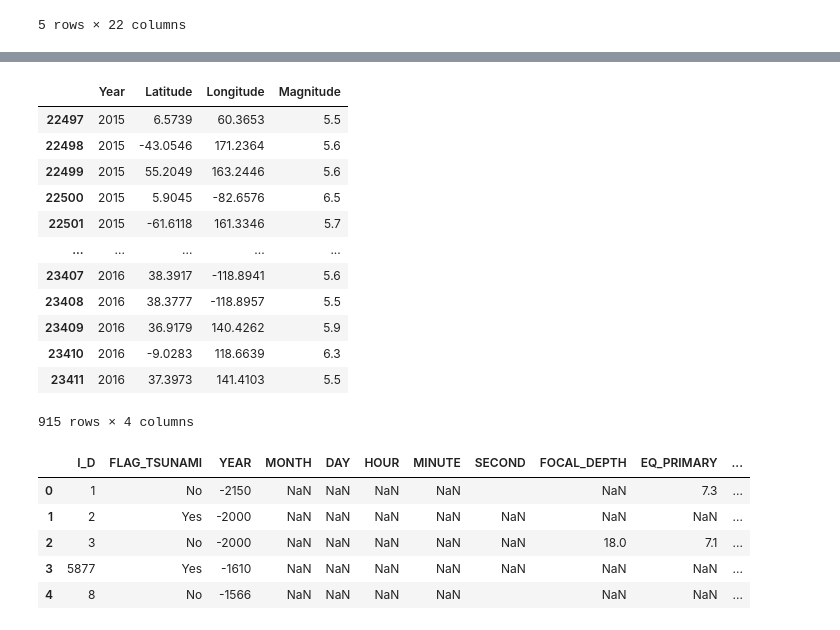
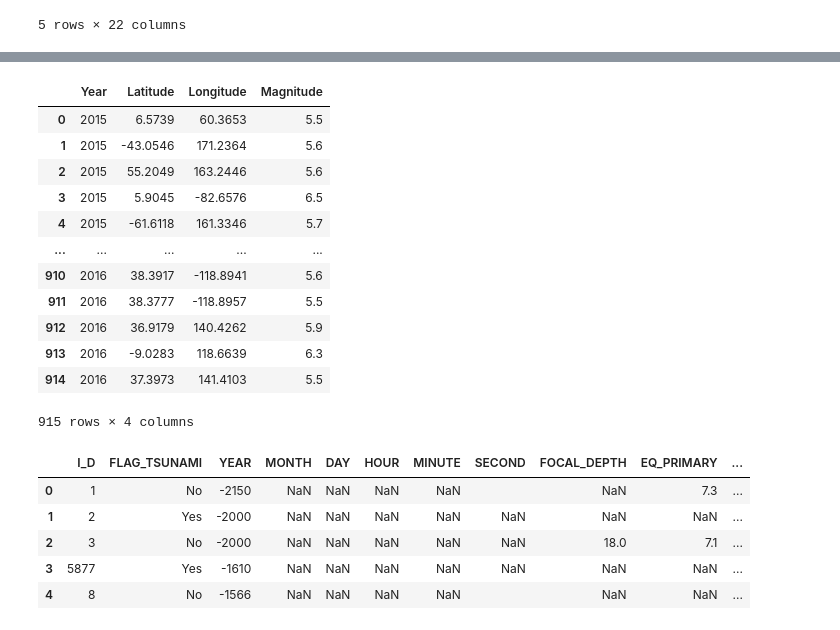
Before and after one commit to macadyls/Natural-Disaster-Support-ETL, a Jupyter notebook: data_cleaning.ipynb, the cells around one changed output, grey strips where cells are left out. Drawn from its saved outputs; the diff is of its cells as text; code cells hidden in the pictures.

```diff
--- a/data_cleaning.ipynb
+++ b/data_cleaning.ipynb
@@ -45,3 +45,6 @@ cleaned_earthquake_df = earthquake_data.loc[:, ["Year",
                                                 "Latitude",
                                                 "Longitude",
                                                 "Magnitude"]]
+# %%
+cleaned_earthquake_df.reset_index(drop = True, inplace = True)
+cleaned_earthquake_df
@@ -48,19 +65,21 @@ cleaned_earthquake_df = earthquake_data.loc[:, ["Year",
 # %%
 cleaned_earthquake_df = cleaned_earthquake_df.loc[(cleaned_earthquake_df)["Year"] >= 2015]
+cleaned_earthquake_df.reset_index(drop = True, inplace = True)
+cleaned_earthquake_df.to_csv("Resources/cleaned_earthquake_database.csv")
 cleaned_earthquake_df
 # %% [output]
 |  | Year | Latitude | Longitude | Magnitude |
-| 22497 | 2015 | 6.5739 | 60.3653 | 5.5 |
-| 22498 | 2015 | -43.0546 | 171.2364 | 5.6 |
-| 22499 | 2015 | 55.2049 | 163.2446 | 5.6 |
-| 22500 | 2015 | 5.9045 | -82.6576 | 6.5 |
-| 22501 | 2015 | -61.6118 | 161.3346 | 5.7 |
+| 0 | 2015 | 6.5739 | 60.3653 | 5.5 |
+| 1 | 2015 | -43.0546 | 171.2364 | 5.6 |
+| 2 | 2015 | 55.2049 | 163.2446 | 5.6 |
+| 3 | 2015 | 5.9045 | -82.6576 | 6.5 |
+| 4 | 2015 | -61.6118 | 161.3346 | 5.7 |
 | ... | ... | ... | ... | ... |
-| 23407 | 2016 | 38.3917 | -118.8941 | 5.6 |
-| 23408 | 2016 | 38.3777 | -118.8957 | 5.5 |
-| 23409 | 2016 | 36.9179 | 140.4262 | 5.9 |
-| 23410 | 2016 | -9.0283 | 118.6639 | 6.3 |
-| 23411 | 2016 | 37.3973 | 141.4103 | 5.5 |
+| 910 | 2016 | 38.3917 | -118.8941 | 5.6 |
+| 911 | 2016 | 38.3777 | -118.8957 | 5.5 |
+| 912 | 2016 | 36.9179 | 140.4262 | 5.9 |
+| 913 | 2016 | -9.0283 | 118.6639 | 6.3 |
+| 914 | 2016 | 37.3973 | 141.4103 | 5.5 |
 915 rows × 4 columns
 # %%
 worldwide_earthquake_database.head()
```
Also changed, not shown: parts of 2 cells of this notebook.
